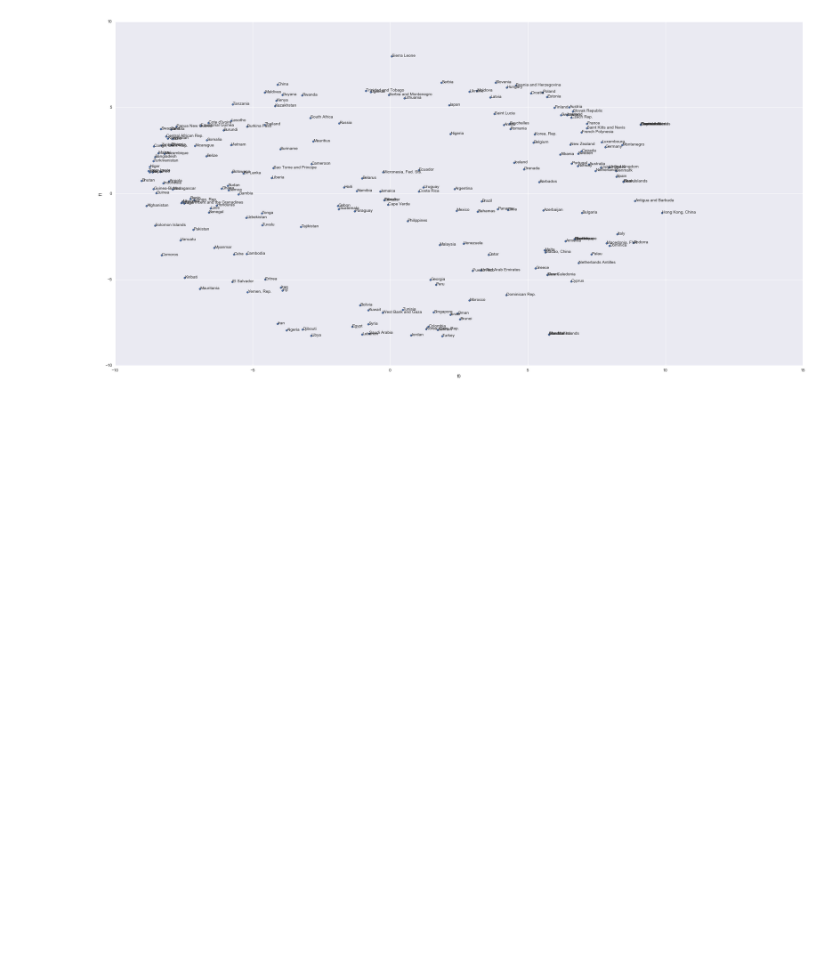
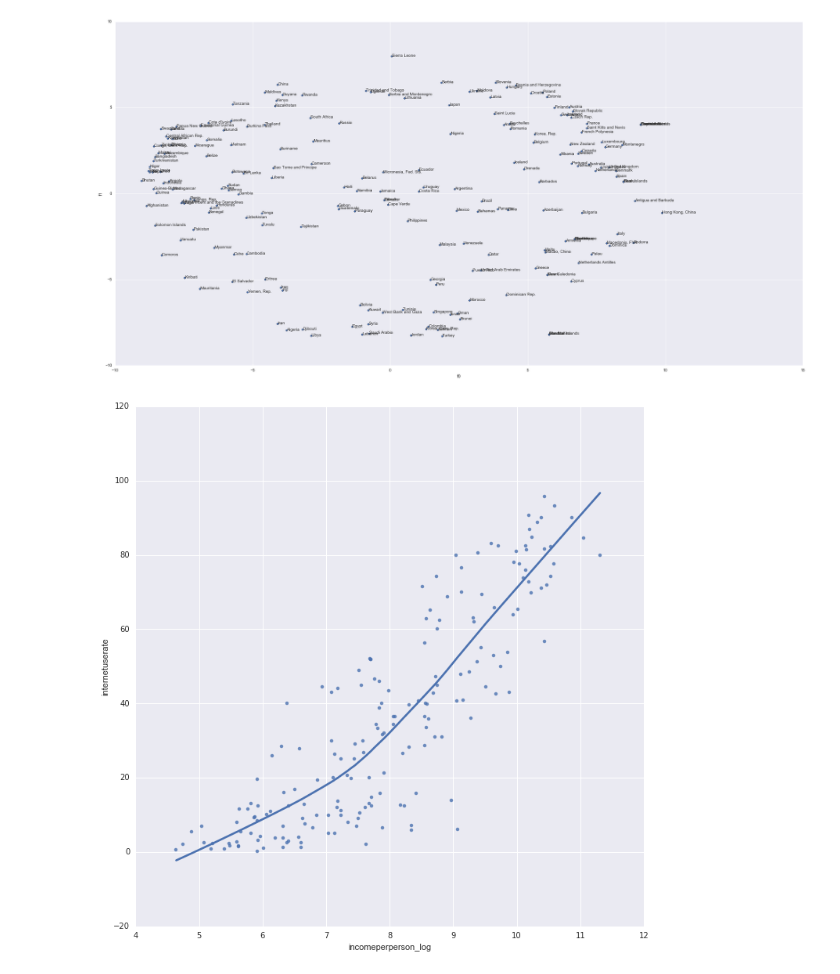
Before and after one commit to DaveXster/iPython-Notebook, a Jupyter notebook: Example project.ipynb, the cells around one changed output. Cells and saved outputs as stored; diff of their text form; code cells hidden in the pictures; blank space fills up the shorter version.

```diff
--- a/Example project.ipynb
+++ b/Example project.ipynb
@@ -3,3 +1,11 @@ import pandas as pd
+# %%
+import pandas as pd
+import matplotlib.pyplot as plt
+import numpy as np
+import seaborn as sns
+%matplotlib inline
+from pylab import rcParams
+rcParams['figure.figsize'] = 20,10 # Setting and fixing bigger figure size
 # %%
 df = pd.read_csv('c:/Downloads/gapminder.csv',sep=",")
 df = df.apply(lambda x: x.str.strip())
@@ -156,3 +161,7 @@ res.plot.scatter('f0','f1', ax=ax, figsize=(30,15))
 for k, v in res.iterrows(): ax.annotate(k, v)
 # %% [output]
 [figure]
+# %%
+sns.lmplot(x="incomeperperson_log", y="internetuserate", data=df, lowess=True, size=10);
+# %% [output]
+[figure, added]
```
Also changed, not shown: parts of 9 cells of this notebook.
